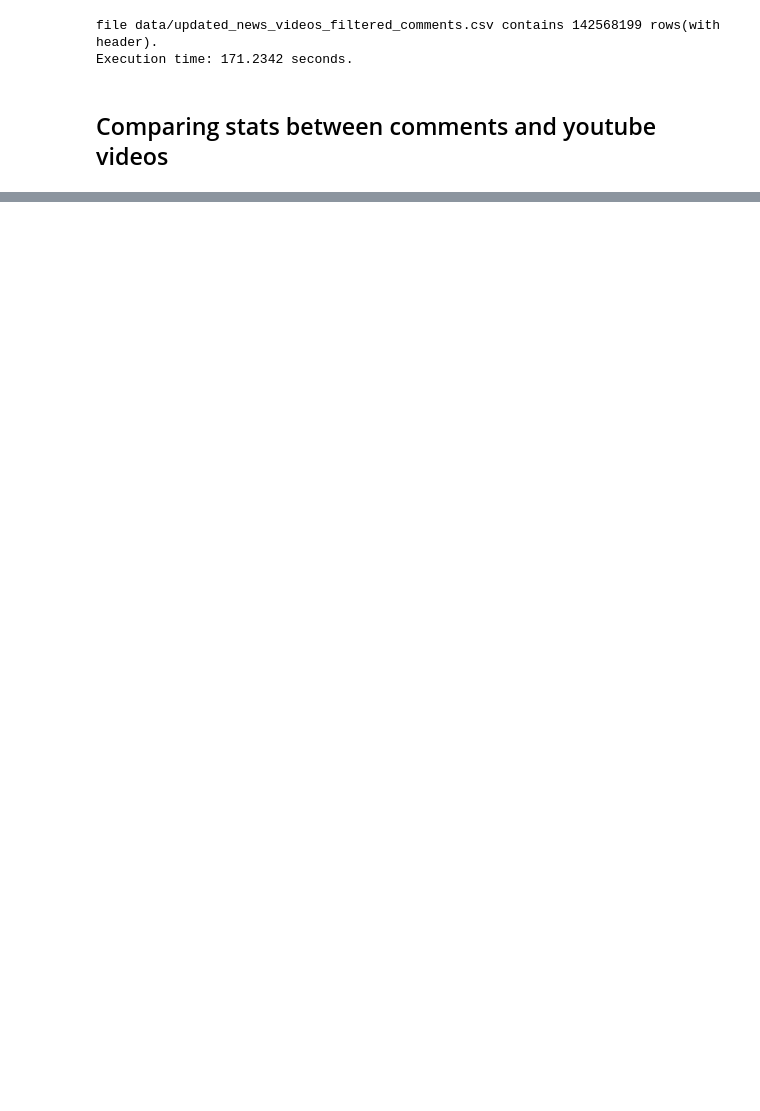
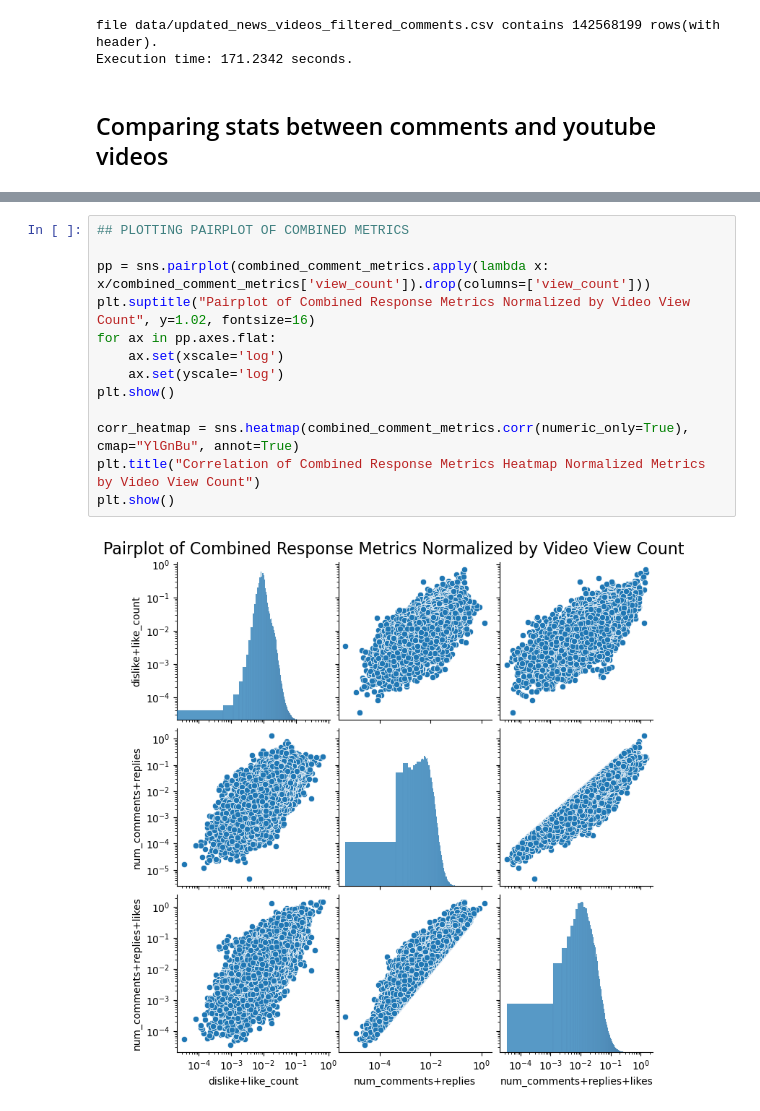
Before and after one commit to epfl-ada/ada-2024-project-lil0mohammadali, a Jupyter notebook: results.ipynb, the cells around one changed output, grey strips where cells are left out. Saved outputs shown, nothing was run; the diff lists cells and outputs as text; blank space fills up the shorter version.

```diff
--- a/results.ipynb
+++ b/results.ipynb
@@ -805,0 +859,15 @@ sns.pairplot(pandas_df)
+# %%
+## PLOTTING PAIRPLOT OF COMBINED METRICS
+
+pp = sns.pairplot(combined_comment_metrics.apply(lambda x: x/combined_comment_metrics['view_count']).drop(columns=['view_count']))
+plt.suptitle("Pairplot of Combined Response Metrics Normalized by Video View Count", y=1.02, fontsize=16)
+for ax in pp.axes.flat:
+    ax.set(xscale='log')
+    ax.set(yscale='log')
+plt.show()
+
+corr_heatmap = sns.heatmap(combined_comment_metrics.corr(numeric_only=True), cmap="YlGnBu", annot=True)
+plt.title("Correlation of Combined Response Metrics Heatmap Normalized Metrics by Video View Count")
+plt.show()
+# %% [output]
+[figure, added]
```
Also changed, not shown: parts of 16 cells of this notebook, 2 other files.
